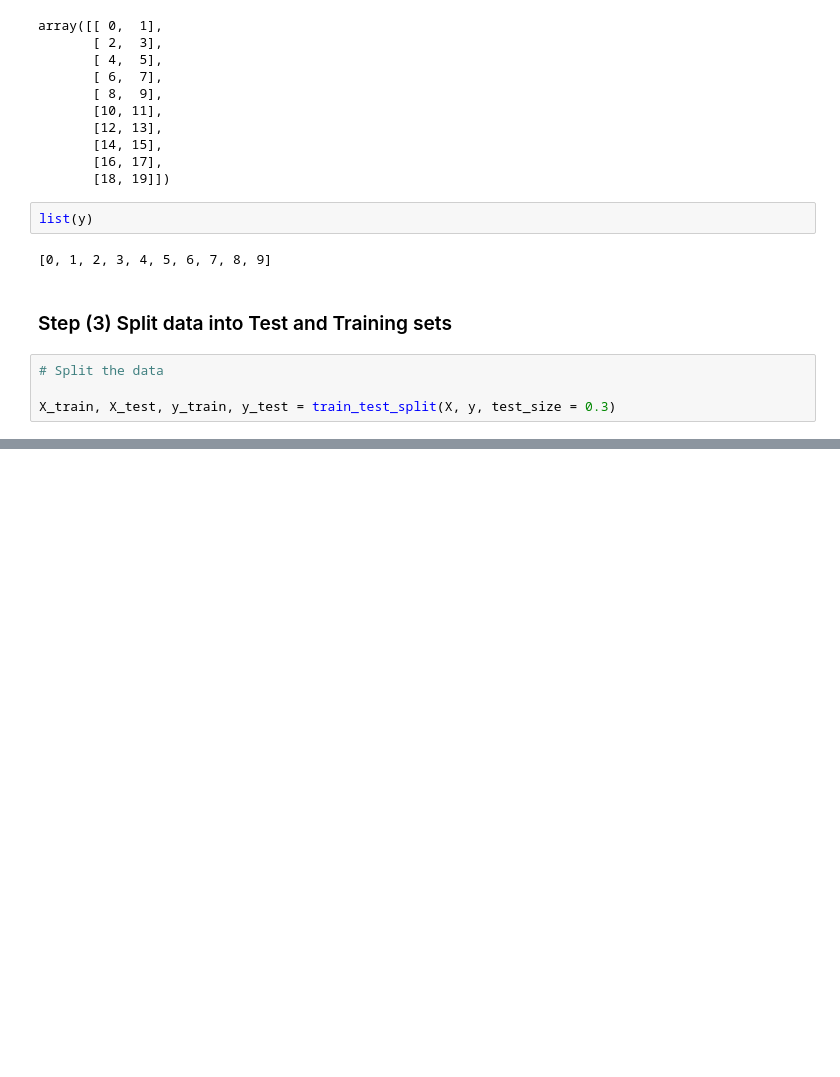
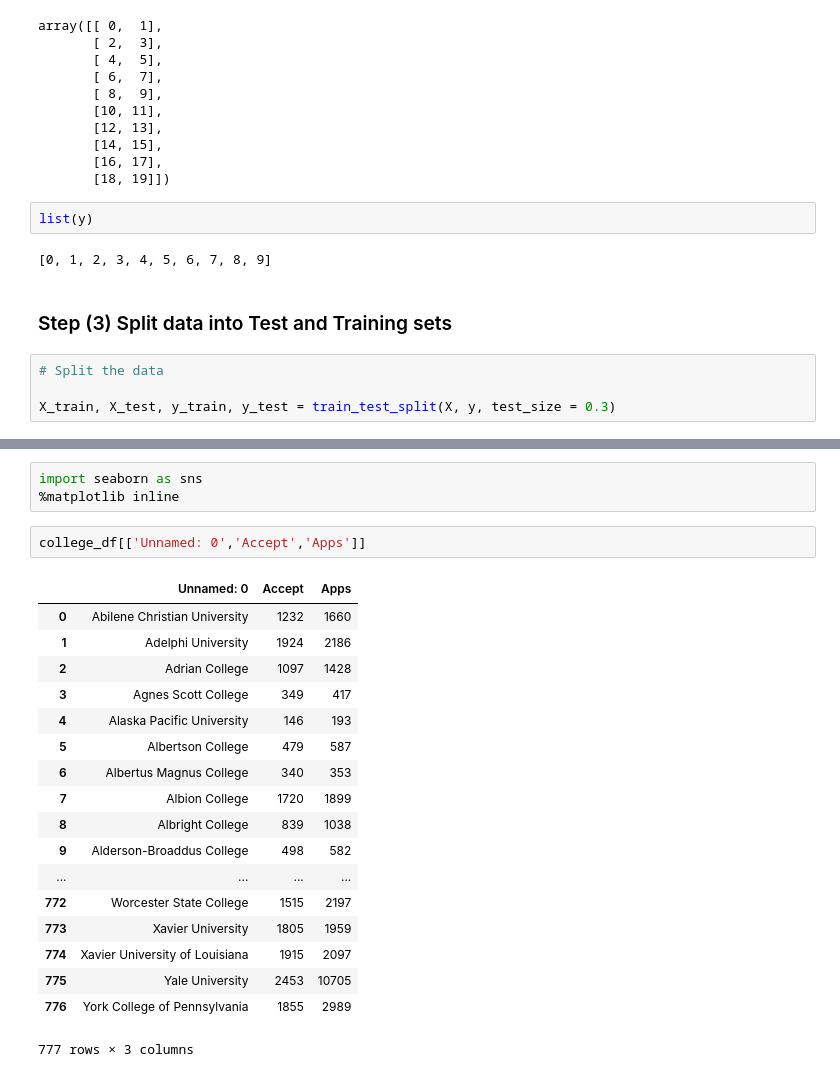
Before and after one commit to kbrook10/bootcamp_python_for_data_science_and_machine_learning, a Jupyter notebook: support_files/Machine Learning Sections/Intro_to_machine_learning.ipynb, the cells around one changed output, grey strips where cells are left out. Saved outputs shown, nothing was run; the diff lists cells and outputs as text; blank space fills up the shorter version.

```diff
--- a/support_files/Machine Learning Sections/Intro_to_machine_learning.ipynb
+++ b/support_files/Machine Learning Sections/Intro_to_machine_learning.ipynb
@@ -81,0 +117,24 @@ y_test
+# %%
+import seaborn as sns
+%matplotlib inline
+# %%
+college_df[['Unnamed: 0','Accept','Apps']]
+# %% [output]
+|  | Unnamed: 0 | Accept | Apps |
+| 0 | Abilene Christian University | 1232 | 1660 |
+| 1 | Adelphi University | 1924 | 2186 |
+| 2 | Adrian College | 1097 | 1428 |
+| 3 | Agnes Scott College | 349 | 417 |
+| 4 | Alaska Pacific University | 146 | 193 |
+| 5 | Albertson College | 479 | 587 |
+| 6 | Albertus Magnus College | 340 | 353 |
+| 7 | Albion College | 1720 | 1899 |
+| 8 | Albright College | 839 | 1038 |
+| 9 | Alderson-Broaddus College | 498 | 582 |
+| ... | ... | ... | ... |
+| 772 | Worcester State College | 1515 | 2197 |
+| 773 | Xavier University | 1805 | 1959 |
+| 774 | Xavier University of Louisiana | 1915 | 2097 |
+| 775 | Yale University | 2453 | 10705 |
+| 776 | York College of Pennsylvania | 1855 | 2989 |
+777 rows × 3 columns
```
Also changed, not shown: parts of 24 cells of this notebook, 15 other files.
